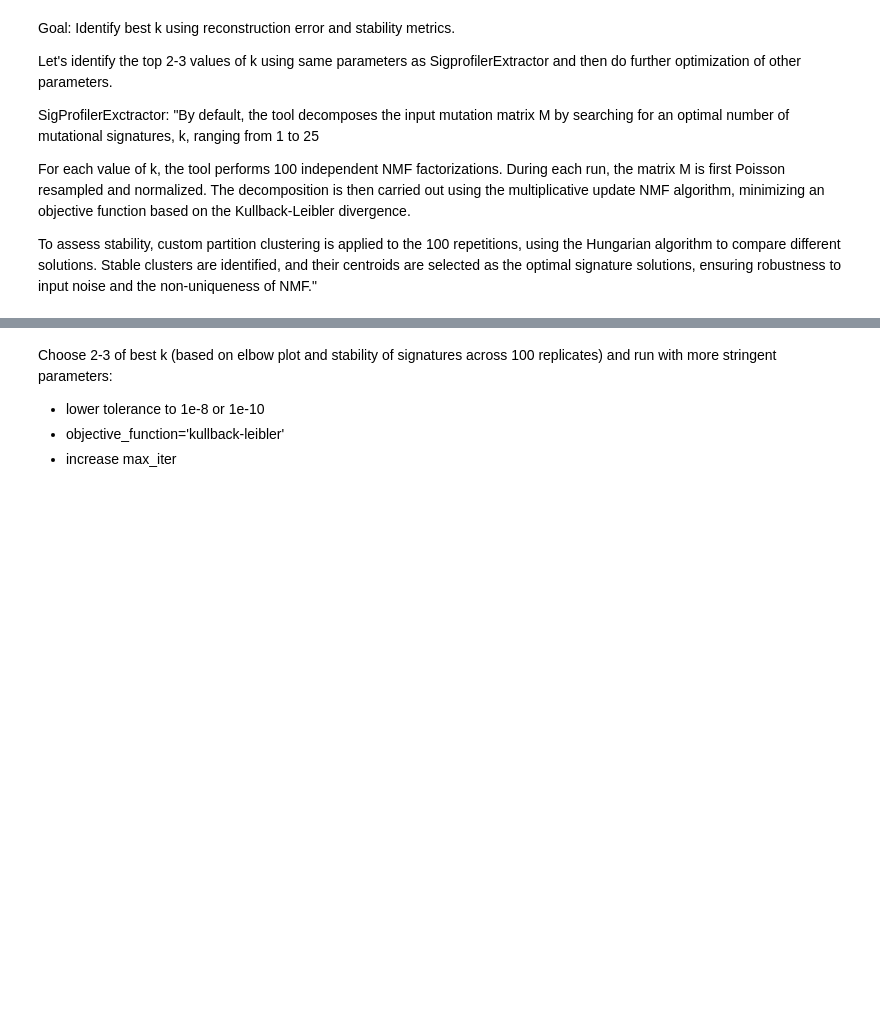
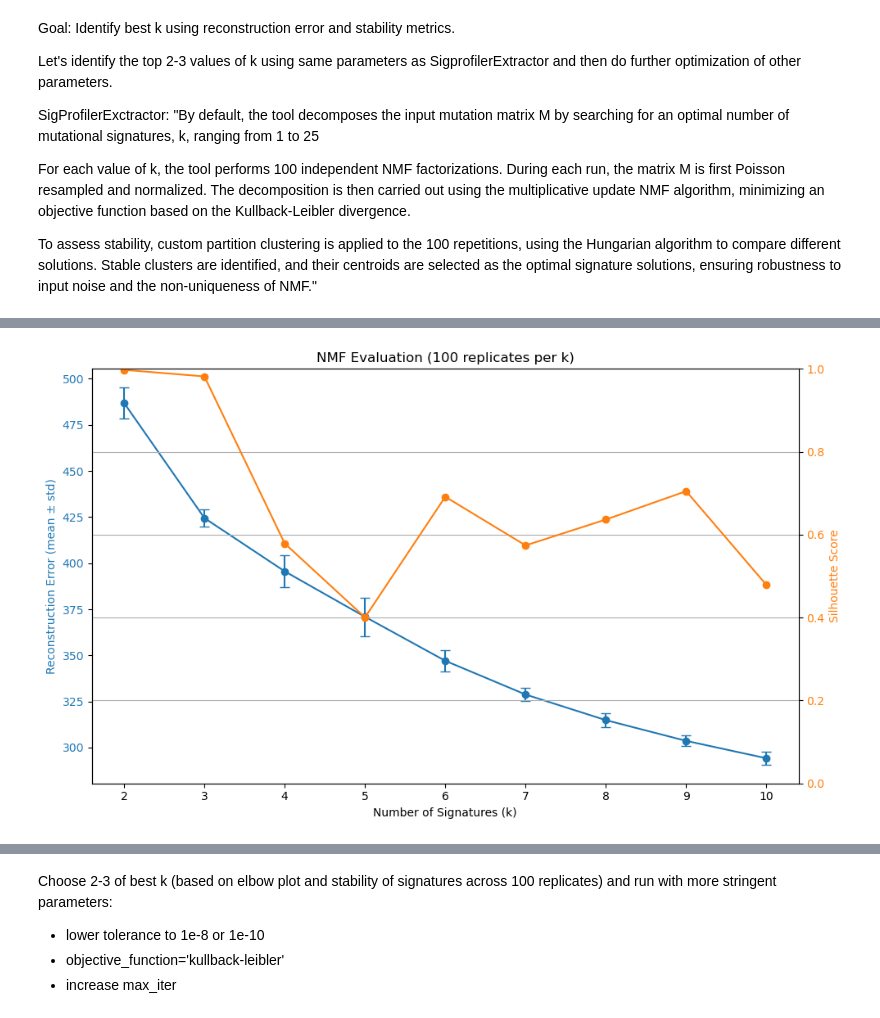
Before and after one commit to CNsquared/breast-cancer-team-1, a Jupyter notebook: project-3/notebooks/makefigs/01_nmf_k_selection.ipynb, the cells around one changed output, grey strips where cells are left out. Cells and saved outputs as stored; diff of their text form; code cells hidden in the pictures; blank space fills up the shorter version.

```diff
--- a/project-3/notebooks/makefigs/01_nmf_k_selection.ipynb
+++ b/project-3/notebooks/makefigs/01_nmf_k_selection.ipynb
@@ -126,3 +99,33 @@ Cluster 13: avg_sil=-0.298, min_sil=-0.741
+# %%
+# Extract data
+ks = sorted(cleaned_results.keys())
+mean_errors = [cleaned_results[k]['err_all'].mean() for k in ks]
+std_errors = [cleaned_results[k]['err_all'].std() for k in ks]
+sil_scores = [consensus_results[k]['sil_score_s'] for k in ks if k in consensus_results]
+
+# Create plot
+fig, ax1 = plt.subplots(figsize=(10, 6))
+
+# Left y-axis: reconstruction error
+ax1.errorbar(ks, mean_errors, yerr=std_errors, fmt='-o', color='tab:blue', capsize=4, label='Reconstruction Error')
+ax1.set_xlabel('Number of Signatures (k)')
+ax1.set_ylabel('Reconstruction Error (mean ± std)', color='tab:blue')
+ax1.tick_params(axis='y', labelcolor='tab:blue')
+
+# Right y-axis: silhouette score
+ax2 = ax1.twinx()
+ax2.plot(ks, sil_scores, marker='o', color='tab:orange', label='Silhouette Score')
+ax2.set_ylabel('Silhouette Score', color='tab:orange')
+ax2.tick_params(axis='y', labelcolor='tab:orange')
+ax2.set_ylim(0, 1)
+
+# Title and layout
+plt.title(f'NMF Evaluation ({NMF_PARAMS["num_factorizations"]} replicates per k)')
+fig.tight_layout()
+plt.grid(True)
+plt.show()
+# %% [output]
+[figure, added]
 # %%
 # Extract data
 ks = sorted(cleaned_results.keys())
```
Also changed, not shown: parts of 5 cells of this notebook, 1 other file.
